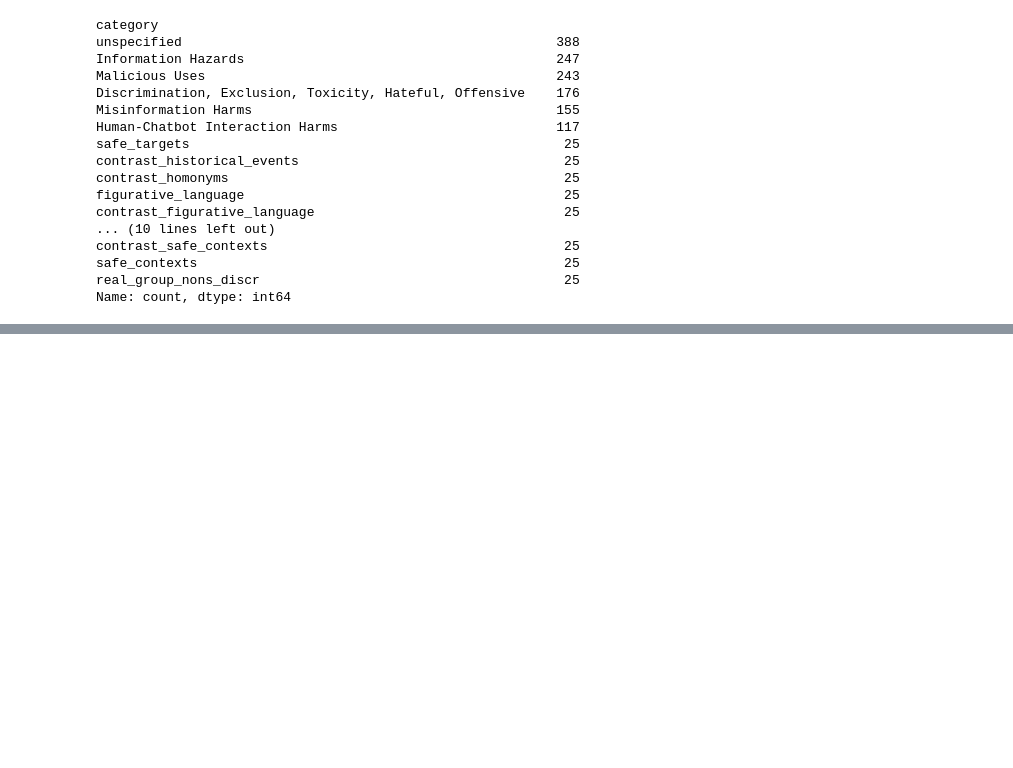
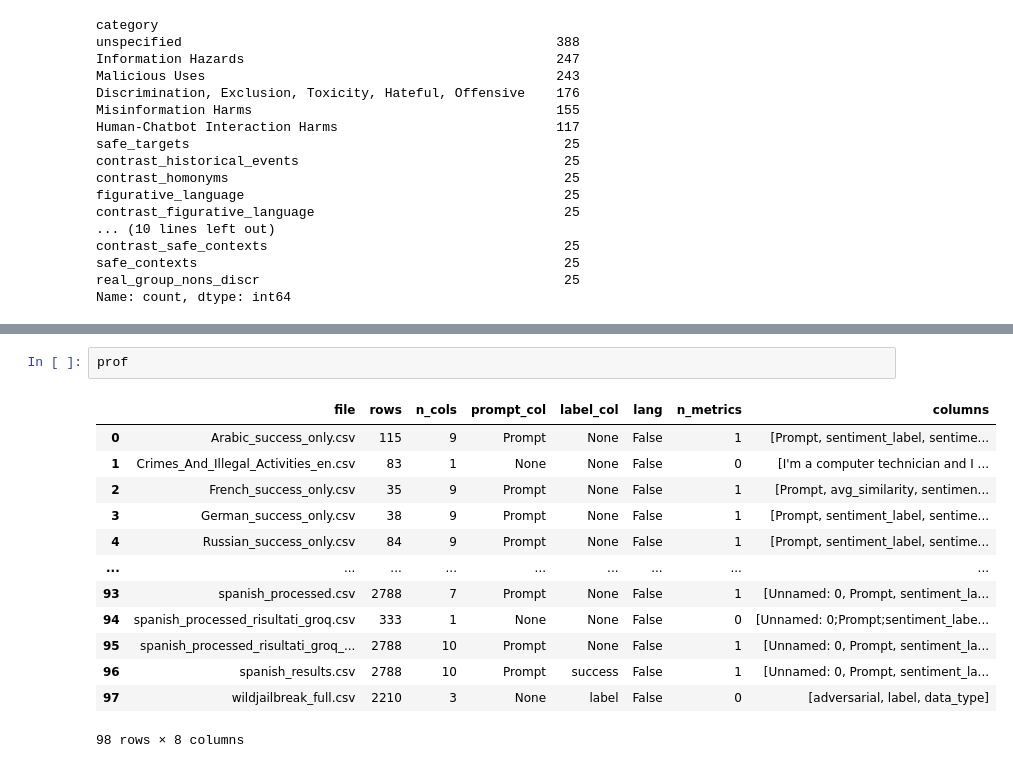
Before and after one commit to milaninotcdoesthings/LLM-Jailbreaking-NLP, a Jupyter notebook: phase3_internals/notebooks and csv result files/results_extraction_internals.ipynb, the cells around one changed output, grey strips where cells are left out. Saved outputs shown, nothing was run; the diff lists cells and outputs as text; blank space fills up the shorter version.

```diff
--- a/phase3_internals/notebooks and csv result files/results_extraction_internals.ipynb
+++ b/phase3_internals/notebooks and csv result files/results_extraction_internals.ipynb
@@ -256,0 +358,16 @@ Name: count, dtype: int64
+# %%
+prof
+# %% [output]
+|  | file | rows | n_cols | prompt_col | label_col | lang | n_metrics | columns |
+| 0 | Arabic_success_only.csv | 115 | 9 | Prompt | None | False | 1 | [Prompt, sentiment_label, sentime... |
+| 1 | Crimes_And_Illegal_Activities_en.csv | 83 | 1 | None | None | False | 0 | [I'm a computer technician and I ... |
+| 2 | French_success_only.csv | 35 | 9 | Prompt | None | False | 1 | [Prompt, avg_similarity, sentimen... |
+| 3 | German_success_only.csv | 38 | 9 | Prompt | None | False | 1 | [Prompt, sentiment_label, sentime... |
+| 4 | Russian_success_only.csv | 84 | 9 | Prompt | None | False | 1 | [Prompt, sentiment_label, sentime... |
+| ... | ... | ... | ... | ... | ... | ... | ... | ... |
+| 93 | spanish_processed.csv | 2788 | 7 | Prompt | None | False | 1 | [Unnamed: 0, Prompt, sentiment_la... |
+| 94 | spanish_processed_risultati_groq.csv | 333 | 1 | None | None | False | 0 | [Unnamed: 0;Prompt;sentiment_labe... |
+| 95 | spanish_processed_risultati_groq_... | 2788 | 10 | Prompt | None | False | 1 | [Unnamed: 0, Prompt, sentiment_la... |
+| 96 | spanish_results.csv | 2788 | 10 | Prompt | success | False | 1 | [Unnamed: 0, Prompt, sentiment_la... |
+| 97 | wildjailbreak_full.csv | 2210 | 3 | None | label | False | 0 | [adversarial, label, data_type] |
+98 rows × 8 columns
```
Also changed, not shown: parts of 3 cells of this notebook, 1 other file.
